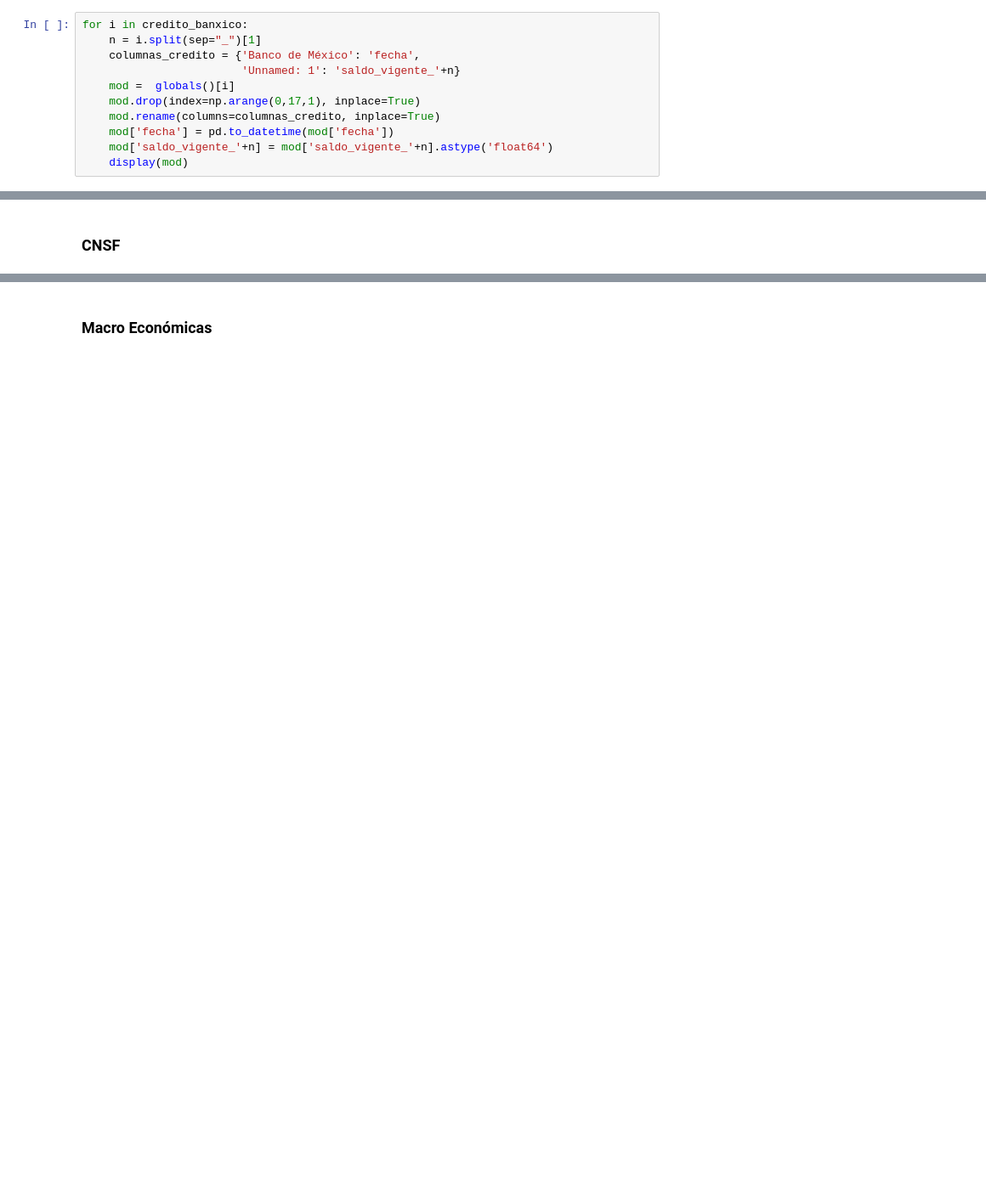
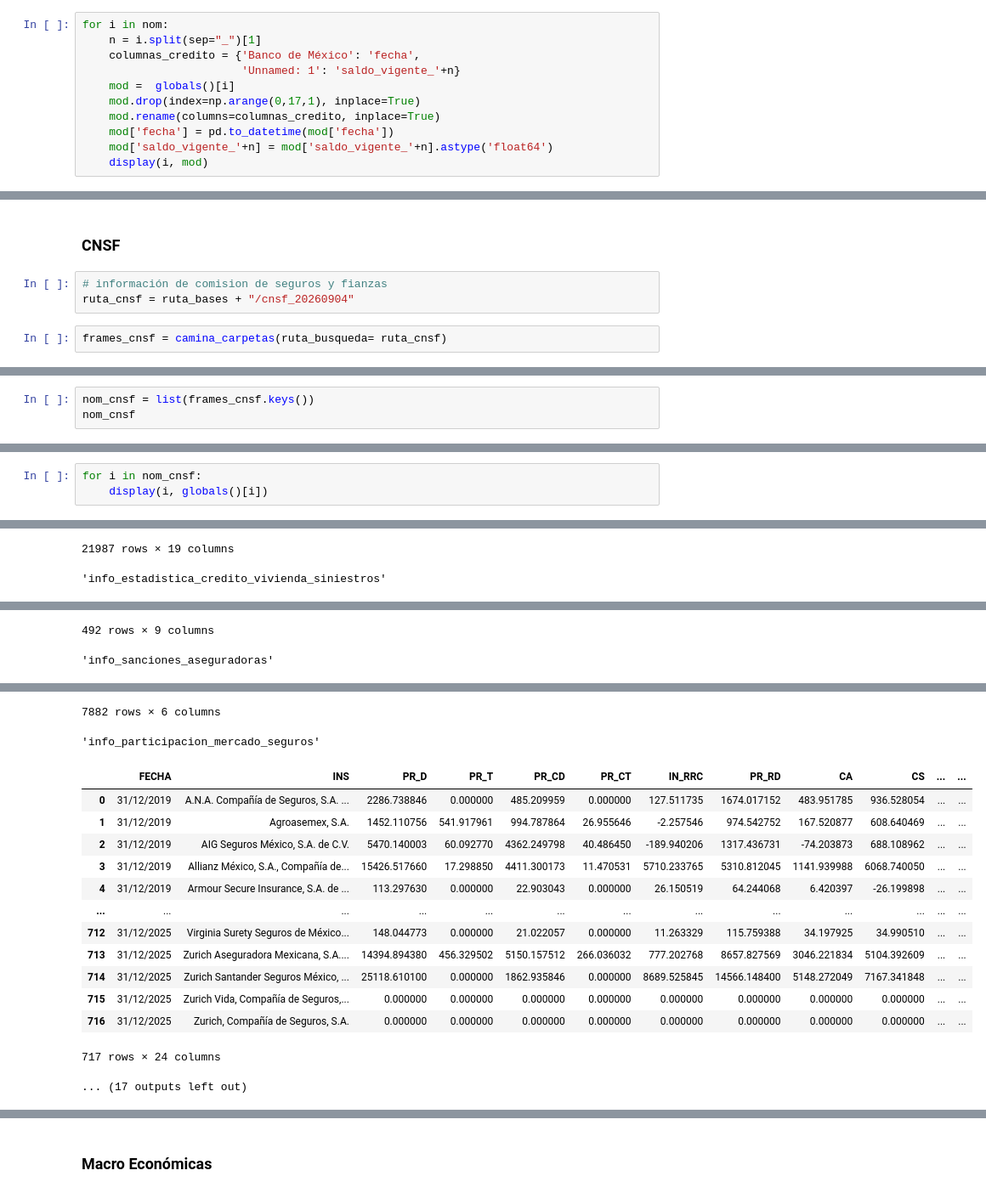
Before and after one commit to brau126/develop_data_science, a Jupyter notebook: Academic/Diplomado/Proyecto/Exploracion_TAD.ipynb, the cells around one changed output, grey strips where cells are left out. Shown at 85% size. Cells and saved outputs as stored; diff of their text form; blank space fills up the shorter version.

Commit message:
Importa Datos de csnf, condusef, cartera credito

```diff
--- a/Academic/Diplomado/Proyecto/Exploracion_TAD.ipynb
+++ b/Academic/Diplomado/Proyecto/Exploracion_TAD.ipynb
@@ -128,5 +119,5 @@ for raiz, carpteas, archivos in os.walk(os.path.join(ruta_bases, ruta_cred_banxi
 # %%
-for i in credito_banxico:
+for i in nom:
     n = i.split(sep="_")[1]
     columnas_credito = {'Banco de México': 'fecha',
                         'Unnamed: 1': 'saldo_vigente_'+n}
@@ -135,5 +126,5 @@ for i in credito_banxico:
     mod.rename(columns=columnas_credito, inplace=True)
     mod['fecha'] = pd.to_datetime(mod['fecha'])
     mod['saldo_vigente_'+n] = mod['saldo_vigente_'+n].astype('float64')
-    display(mod)
+    display(i, mod)
 # %% [output]
@@ -226,2 +188,7 @@ dtype: object
 # %% [markdown]
 ### CNSF
+# %%
+# información de comision de seguros y fianzas
+ruta_cnsf = ruta_bases + "/cnsf_20260904"
+# %%
+frames_cnsf = camina_carpetas(ruta_busqueda= ruta_cnsf)
@@ -227,0 +216,3 @@ dtype: object
+# %%
+nom_cnsf = list(frames_cnsf.keys())
+nom_cnsf
@@ -227,0 +230,4 @@ dtype: object
+# %%
+for i in nom_cnsf:
+    display(i, globals()[i])
+# %% [output]
@@ -227,0 +247,2 @@ dtype: object
+21987 rows × 19 columns
+'info_estadistica_credito_vivienda_siniestros'
@@ -227,0 +261,2 @@ dtype: object
+492 rows × 9 columns
+'info_sanciones_aseguradoras'
@@ -227,0 +275,16 @@ dtype: object
+7882 rows × 6 columns
+'info_participacion_mercado_seguros'
+|  | FECHA | INS | PR_D | PR_T | PR_CD | PR_CT | IN_RRC | PR_RD | CA | CS | ... | ... |
+| 0 | 31/12/2019 | A.N.A. Compañía de Seguros, S.A. ... | 2286.738846 | 0.000000 | 485.209959 | 0.000000 | 127.511735 | 1674.017152 | 483.951785 | 936.528054 | ... | ... |
+| 1 | 31/12/2019 | Agroasemex, S.A. | 1452.110756 | 541.917961 | 994.787864 | 26.955646 | -2.257546 | 974.542752 | 167.520877 | 608.640469 | ... | ... |
+| 2 | 31/12/2019 | AIG Seguros México, S.A. de C.V. | 5470.140003 | 60.092770 | 4362.249798 | 40.486450 | -189.940206 | 1317.436731 | -74.203873 | 688.108962 | ... | ... |
+| 3 | 31/12/2019 | Allianz México, S.A., Compañía de... | 15426.517660 | 17.298850 | 4411.300173 | 11.470531 | 5710.233765 | 5310.812045 | 1141.939988 | 6068.740050 | ... | ... |
+| 4 | 31/12/2019 | Armour Secure Insurance, S.A. de ... | 113.297630 | 0.000000 | 22.903043 | 0.000000 | 26.150519 | 64.244068 | 6.420397 | -26.199898 | ... | ... |
+| ... | ... | ... | ... | ... | ... | ... | ... | ... | ... | ... | ... | ... |
+| 712 | 31/12/2025 | Virginia Surety Seguros de México... | 148.044773 | 0.000000 | 21.022057 | 0.000000 | 11.263329 | 115.759388 | 34.197925 | 34.990510 | ... | ... |
+| 713 | 31/12/2025 | Zurich Aseguradora Mexicana, S.A.... | 14394.894380 | 456.329502 | 5150.157512 | 266.036032 | 777.202768 | 8657.827569 | 3046.221834 | 5104.392609 | ... | ... |
+| 714 | 31/12/2025 | Zurich Santander Seguros México, ... | 25118.610100 | 0.000000 | 1862.935846 | 0.000000 | 8689.525845 | 14566.148400 | 5148.272049 | 7167.341848 | ... | ... |
+| 715 | 31/12/2025 | Zurich Vida, Compañía de Seguros,... | 0.000000 | 0.000000 | 0.000000 | 0.000000 | 0.000000 | 0.000000 | 0.000000 | 0.000000 | ... | ... |
+| 716 | 31/12/2025 | Zurich, Compañía de Seguros, S.A. | 0.000000 | 0.000000 | 0.000000 | 0.000000 | 0.000000 | 0.000000 | 0.000000 | 0.000000 | ... | ... |
+717 rows × 24 columns
+... (17 outputs left out)
```
Also changed, not shown: parts of 22 cells of this notebook, 1 other file.
